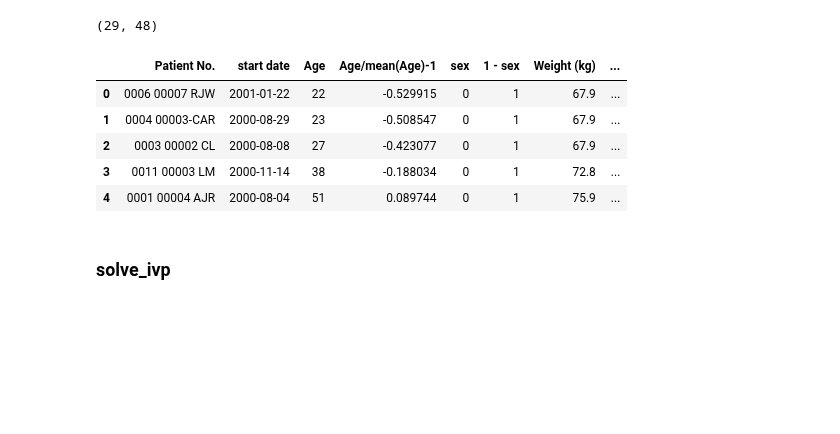
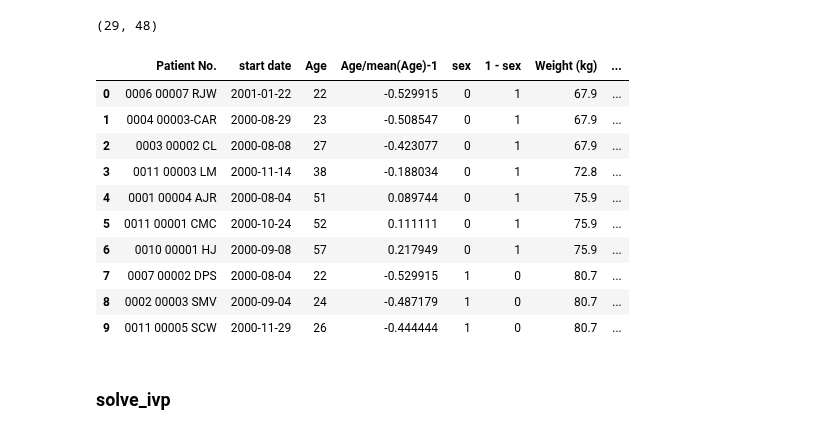
Before and after one commit to Utpal-Mishra/MSc-Thesis-Optimal-Control-Therapy-4-Cancer-Treatment, a Jupyter notebook: OptimalControlTherapy4CancerTreatmentTASK2.ipynb, the cells around one changed output. Saved outputs shown, nothing was run; the diff lists cells and outputs as text; code cells hidden in the pictures; blank space fills up the shorter version.

```diff
--- a/OptimalControlTherapy4CancerTreatmentTASK2.ipynb
+++ b/OptimalControlTherapy4CancerTreatmentTASK2.ipynb
@@ -196,30 +196,35 @@ df["1 - sex"] = 1 - df["sex"]
 # %%
 Qa = 12.8
 Qb = 258
 Q1 = 12.7
 Q2 = 0.8
 Q3 = -2.1
 Q4 = 61.0
 ka = 0.61
 
 CL = Qa + Q1*df["Weight/mean(Weight)-1"] + Q2*df['sex'] - Q2*df["1 - sex"] + Q3*df["Age/mean(Age)-1"]
 v  = Qb + Q4*df['sex'] - Q4*df["1 - sex"]
 df["CL"] = CL
 df["v"] = v
 
 df = pd.DataFrame(data[['Patient No.', 'start date', 'Age ', 'Age/mean(Age)-1', 'sex', '1 - sex', 'Weight (kg)', 'Weight/mean(Weight)-1',
        'Baseline', 'CL', 'v', 3, 6, 9, 12, 15, 18, 21, 24, 27, 30, 33, 36, 39, 42,
        45, 48, 51, 54, 57, 60, 63, 66, 69, 72, 75, 78, 81, 84, 87, 90, 93,
        96, 99, 102, 105, 108, 111, 114, 117, 120,
        'Date of last sample analysed']])
-df.head()
+df.head(10)
 # %% [output]
 |  | Patient No. | start date | Age | Age/mean(Age)-1 | sex | 1 - sex | Weight (kg) | ... |
 | 0 | 0006 00007 RJW | 2001-01-22 | 22 | -0.529915 | 0 | 1 | 67.9 | ... |
 | 1 | 0004 00003-CAR | 2000-08-29 | 23 | -0.508547 | 0 | 1 | 67.9 | ... |
 | 2 | 0003 00002 CL | 2000-08-08 | 27 | -0.423077 | 0 | 1 | 67.9 | ... |
 | 3 | 0011 00003 LM | 2000-11-14 | 38 | -0.188034 | 0 | 1 | 72.8 | ... |
 | 4 | 0001 00004 AJR | 2000-08-04 | 51 | 0.089744 | 0 | 1 | 75.9 | ... |
+| 5 | 0011 00001 CMC | 2000-10-24 | 52 | 0.111111 | 0 | 1 | 75.9 | ... |
+| 6 | 0010 00001 HJ | 2000-09-08 | 57 | 0.217949 | 0 | 1 | 75.9 | ... |
+| 7 | 0007 00002 DPS | 2000-08-04 | 22 | -0.529915 | 1 | 0 | 80.7 | ... |
+| 8 | 0002 00003 SMV | 2000-09-04 | 24 | -0.487179 | 1 | 0 | 80.7 | ... |
+| 9 | 0011 00005 SCW | 2000-11-29 | 26 | -0.444444 | 1 | 0 | 80.7 | ... |
 # %% [markdown]
 ### solve_ivp
 # %%
```
